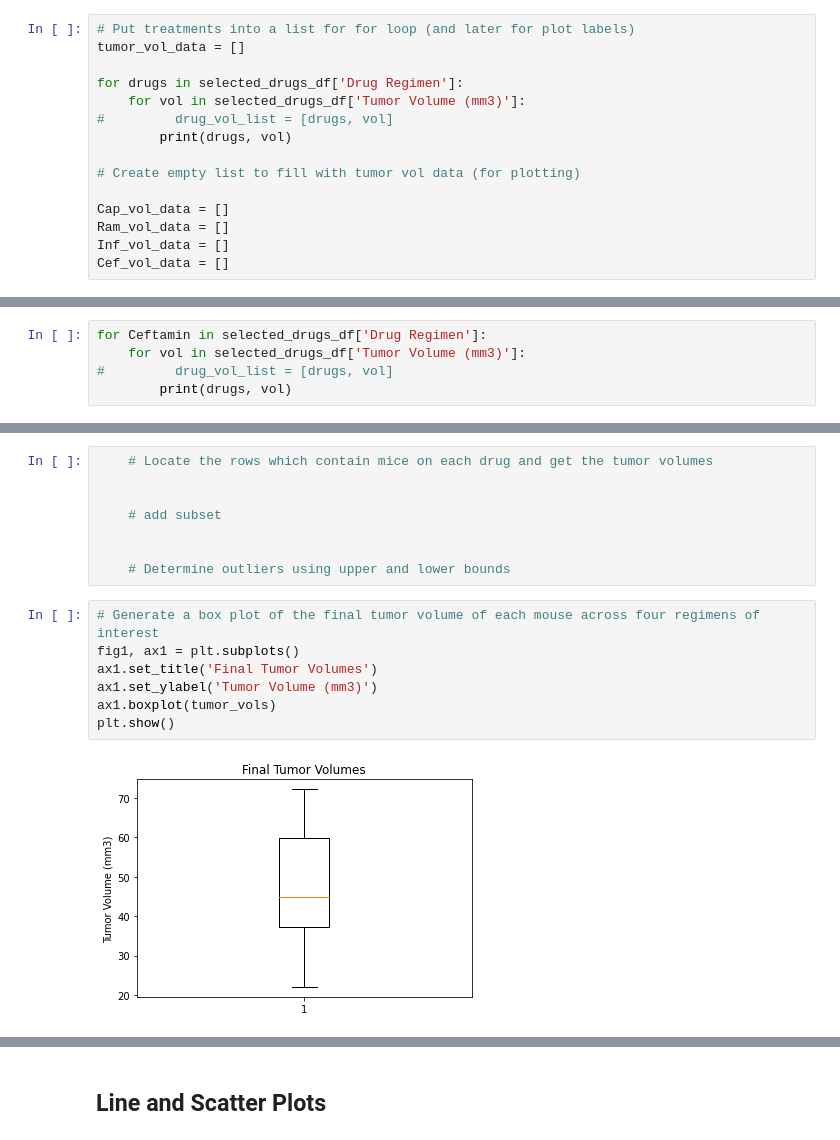
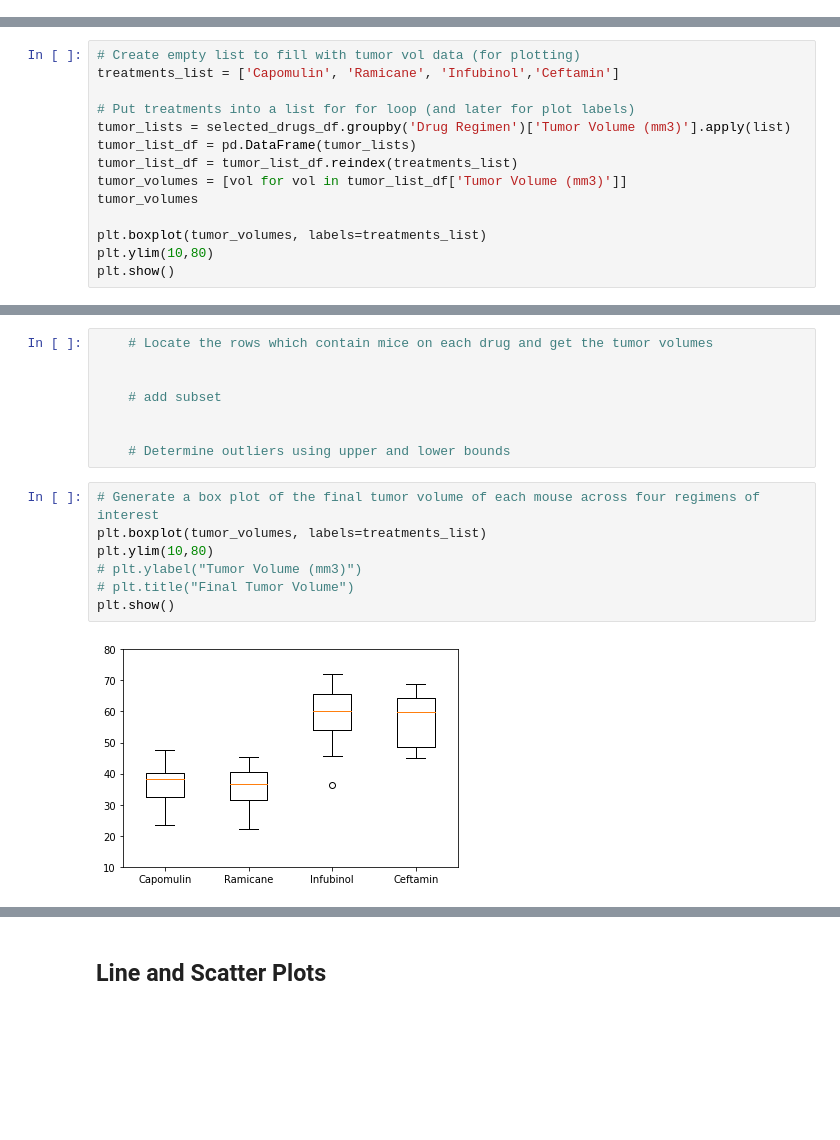
Before and after one commit to NathanJPotter/Matplotlib-challenge-np, a Jupyter notebook: Pymaceuticals/pymaceuticals_starter.ipynb, the cells around one changed output, grey strips where cells are left out. Drawn from its saved outputs; the diff is of its cells as text; blank space fills up the shorter version.

```diff
--- a/Pymaceuticals/pymaceuticals_starter.ipynb
+++ b/Pymaceuticals/pymaceuticals_starter.ipynb
@@ -372,15 +366,0 @@ array(['Capomulin', 'Ramicane', 'Infubinol', 'Ceftamin'], dtype=object)
-# %%
-# Put treatments into a list for for loop (and later for plot labels)
-tumor_vol_data = []
-
-for drugs in selected_drugs_df['Drug Regimen']:
-    for vol in selected_drugs_df['Tumor Volume (mm3)']:
-#         drug_vol_list = [drugs, vol]
-        print(drugs, vol)
-
-# Create empty list to fill with tumor vol data (for plotting)
-
-Cap_vol_data = []
-Ram_vol_data = []
-Inf_vol_data = []
-Cef_vol_data = []
@@ -405,5 +366,0 @@ Ceftamin 64.29983003
-# %%
-for Ceftamin in selected_drugs_df['Drug Regimen']:
-    for vol in selected_drugs_df['Tumor Volume (mm3)']:
-#         drug_vol_list = [drugs, vol]
-        print(drugs, vol)
@@ -409,0 +387,14 @@ for Ceftamin in selected_drugs_df['Drug Regimen']:
+# %%
+# Create empty list to fill with tumor vol data (for plotting)
+treatments_list = ['Capomulin', 'Ramicane', 'Infubinol','Ceftamin']
+
+# Put treatments into a list for for loop (and later for plot labels)
+tumor_lists = selected_drugs_df.groupby('Drug Regimen')['Tumor Volume (mm3)'].apply(list)
+tumor_list_df = pd.DataFrame(tumor_lists)
+tumor_list_df = tumor_list_df.reindex(treatments_list)
+tumor_volumes = [vol for vol in tumor_list_df['Tumor Volume (mm3)']]
+tumor_volumes
+
+plt.boxplot(tumor_volumes, labels=treatments_list)
+plt.ylim(10,80)
+plt.show()
@@ -441,10 +508,10 @@ Values above 94.04403868375002 could be outliers
     # Determine outliers using upper and lower bounds
 # %%
 # Generate a box plot of the final tumor volume of each mouse across four regimens of interest
-fig1, ax1 = plt.subplots()
-ax1.set_title('Final Tumor Volumes')
-ax1.set_ylabel('Tumor Volume (mm3)')
-ax1.boxplot(tumor_vols)
+plt.boxplot(tumor_volumes, labels=treatments_list)
+plt.ylim(10,80)
+# plt.ylabel("Tumor Volume (mm3)")
+# plt.title("Final Tumor Volume")
 plt.show()
 # %% [output]
-[figure, old version]
+[figure, new version]
```
Also changed, not shown: parts of 9 cells of this notebook.
